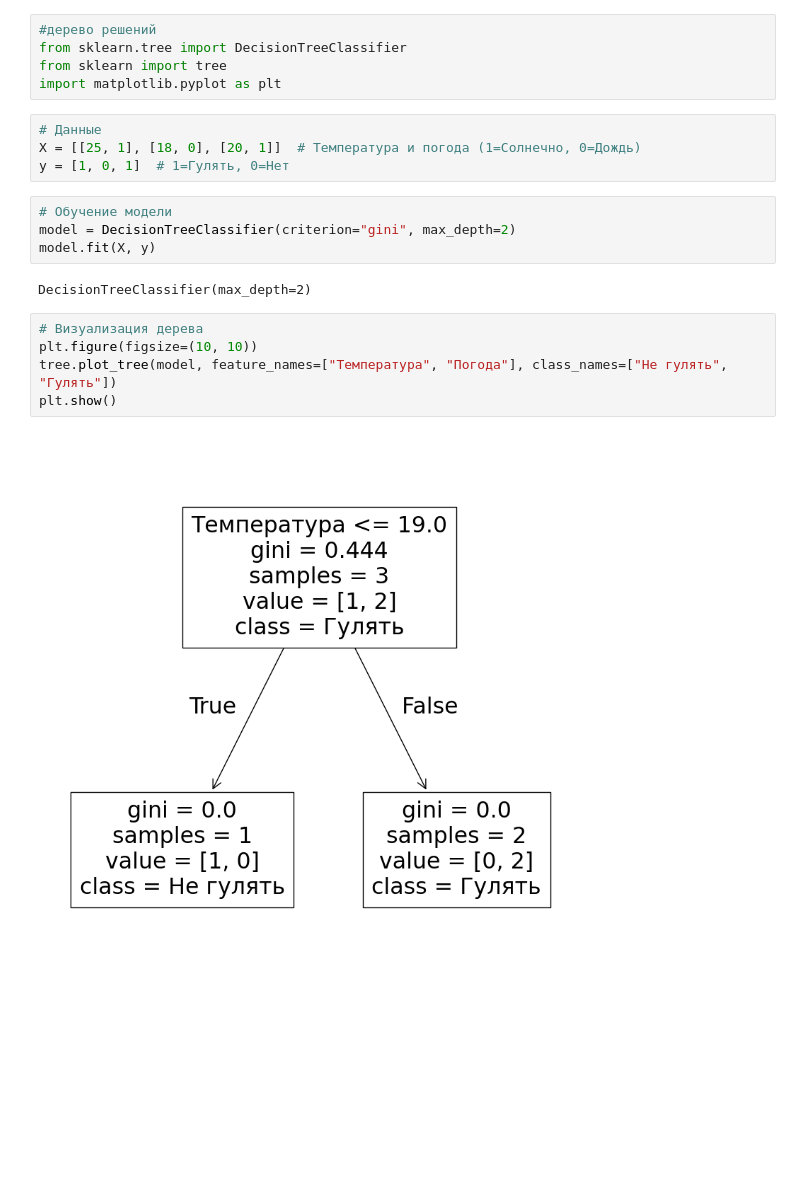
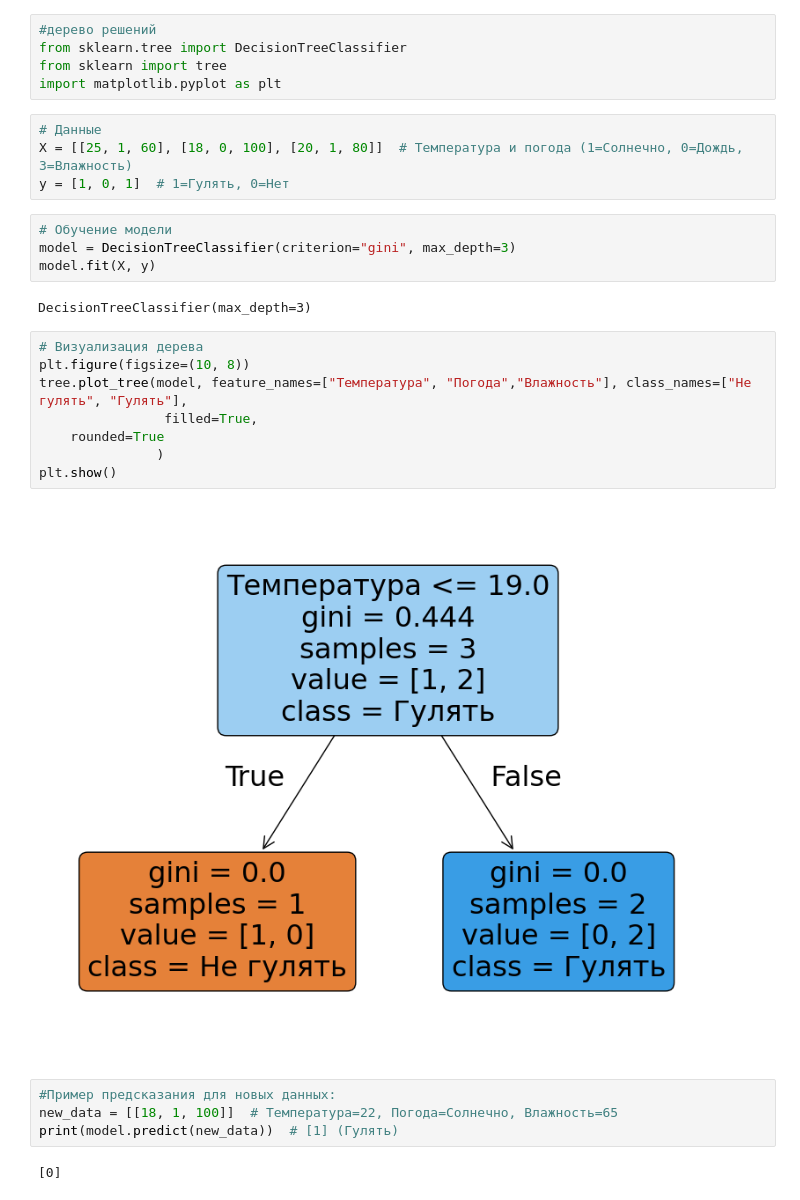
Before and after one commit to serhhpi/bbb, a Jupyter notebook: ДеревоРешений.ipynb, the cells around one changed output. Saved outputs shown, nothing was run; the diff lists cells and outputs as text; blank space fills up the shorter version.

```diff
--- a/ДеревоРешений.ipynb
+++ b/ДеревоРешений.ipynb
@@ -7,18 +7,27 @@ from sklearn import tree
 import matplotlib.pyplot as plt
 # %%
 # Данные
-X = [[25, 1], [18, 0], [20, 1]]  # Температура и погода (1=Солнечно, 0=Дождь)
+X = [[25, 1, 60], [18, 0, 100], [20, 1, 80]]  # Температура и погода (1=Солнечно, 0=Дождь, 3=Влажность)
 y = [1, 0, 1]  # 1=Гулять, 0=Нет
 # %%
 # Обучение модели
-model = DecisionTreeClassifier(criterion="gini", max_depth=2)
+model = DecisionTreeClassifier(criterion="gini", max_depth=3)
 model.fit(X, y)
 # %% [output]
-DecisionTreeClassifier(max_depth=2)
+DecisionTreeClassifier(max_depth=3)
 # %%
 # Визуализация дерева
-plt.figure(figsize=(10, 10))
-tree.plot_tree(model, feature_names=["Температура", "Погода"], class_names=["Не гулять", "Гулять"])
+plt.figure(figsize=(10, 8))
+tree.plot_tree(model, feature_names=["Температура", "Погода","Влажность"], class_names=["Не гулять", "Гулять"],
+                filled=True,
+    rounded=True
+               )
 plt.show()
 # %% [output]
-[figure, old version]
+[figure, new version]
+# %%
+#Пример предсказания для новых данных:
+new_data = [[18, 1, 100]]  # Температура=22, Погода=Солнечно, Влажность=65
+print(model.predict(new_data))  # [1] (Гулять)
+# %% [output]
+[0]
```
